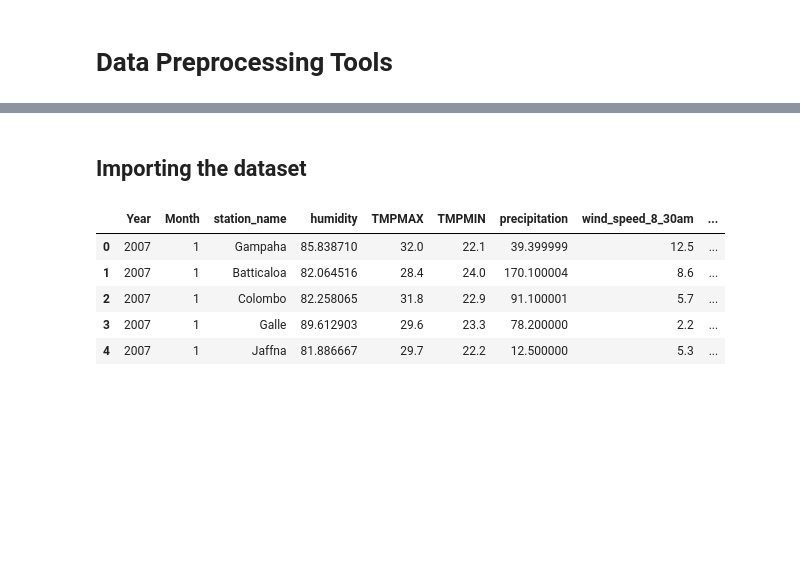
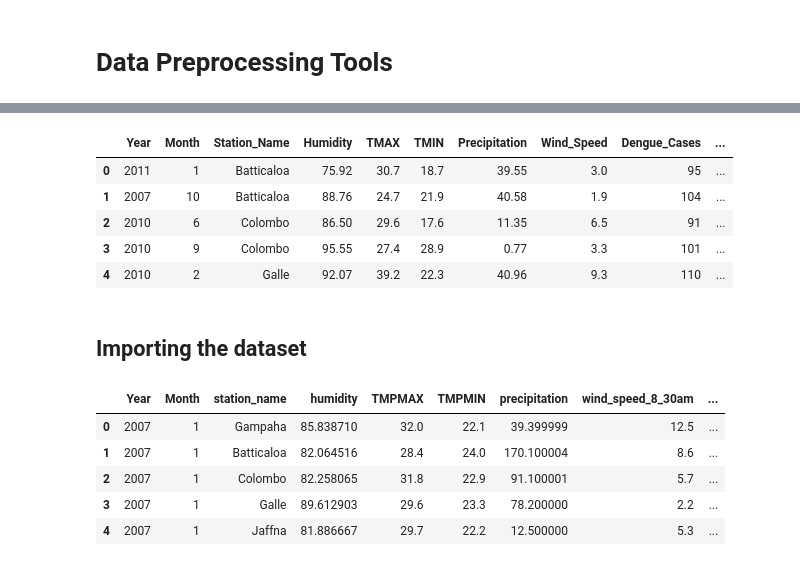
Before and after one commit to hdslbd/DEWS-BD, a Jupyter notebook: notebooks/Model_Traning - CNN.ipynb, the cells around one changed output, grey strips where cells are left out. Drawn from its saved outputs; the diff is of its cells as text; code cells hidden in the pictures; blank space fills up the shorter version.

```diff
--- a/notebooks/Model_Traning - CNN.ipynb
+++ b/notebooks/Model_Traning - CNN.ipynb
@@ -40,3 +18,14 @@ from sklearn.metrics import mean_squared_error
+# %%
+# Calculate mean of temperature and wind speed
+df['Temperature'] = df[['TMAX', 'TMIN']].mean(axis=1)
+df.head()
+# %% [output]
+|  | Year | Month | Station_Name | Humidity | TMAX | TMIN | Precipitation | Wind_Speed | Dengue_Cases | ... |
+| 0 | 2011 | 1 | Batticaloa | 75.92 | 30.7 | 18.7 | 39.55 | 3.0 | 95 | ... |
+| 1 | 2007 | 10 | Batticaloa | 88.76 | 24.7 | 21.9 | 40.58 | 1.9 | 104 | ... |
+| 2 | 2010 | 6 | Colombo | 86.50 | 29.6 | 17.6 | 11.35 | 6.5 | 91 | ... |
+| 3 | 2010 | 9 | Colombo | 95.55 | 27.4 | 28.9 | 0.77 | 3.3 | 101 | ... |
+| 4 | 2010 | 2 | Galle | 92.07 | 39.2 | 22.3 | 40.96 | 9.3 | 110 | ... |
 # %% [markdown]
 ## Importing the dataset
 # %%
```
Also changed, not shown: parts of 4 cells of this notebook, 5 other files.
